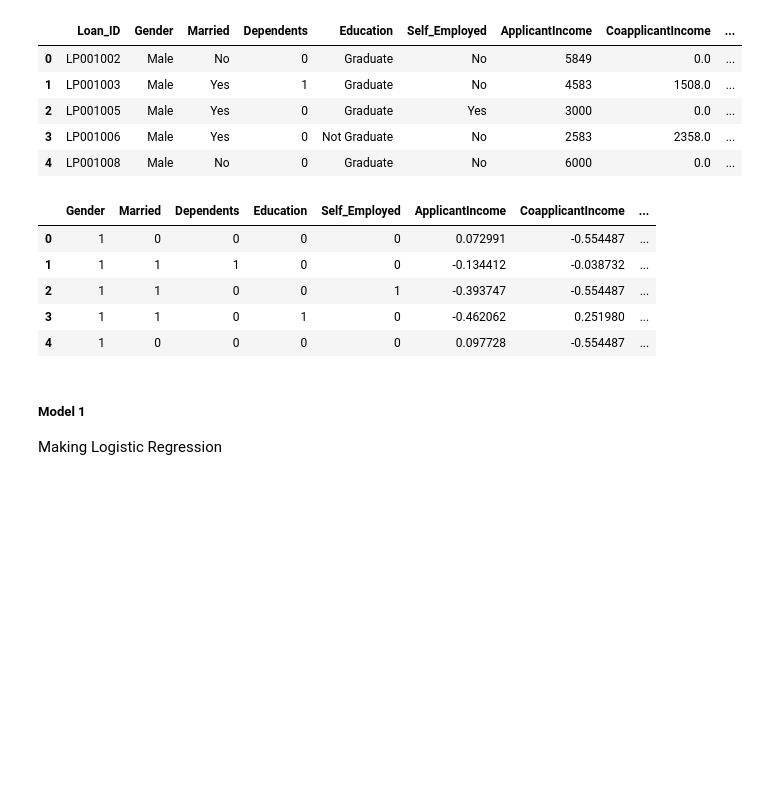
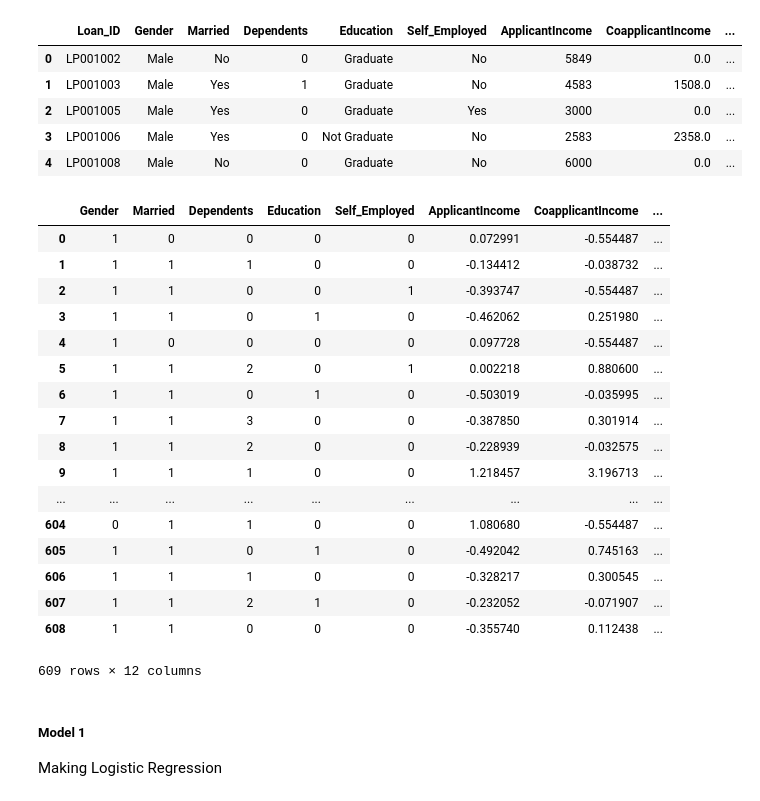
Before and after one commit to Dalakoti07/practisingAI, a Jupyter notebook: Loan Predictions/LoanPredictions End To End.ipynb, the cells around one changed output. Saved outputs shown, nothing was run; the diff lists cells and outputs as text; code cells hidden in the pictures; blank space fills up the shorter version.

```diff
--- a/Loan Predictions/LoanPredictions End To End.ipynb
+++ b/Loan Predictions/LoanPredictions End To End.ipynb
@@ -81,6 +81,7 @@ def preProcessDataTrain(train):
     train['Married']=train['Married'].fillna('Yes')
     train['Dependents']=train['Dependents'].fillna('0')
     train['Self_Employed']=train['Self_Employed'].fillna('No')
+    train['Credit_History']=train['Credit_History'].fillna('1')
 #     filling the nas with mean for numeric real values
     means=train.mean()
     train=train.fillna(train.mean())
@@ -103,12 +104,12 @@ def preProcessDataTrain(train):
 #     I dont think there is some need to one hot the columns, It would introduce the co linearity in the dataset
 
     train.drop(['Loan_ID'],axis=1,inplace=True)
-    scaler = StandardScaler()
+    scalar = StandardScaler()
     train_big_num=train[['ApplicantIncome','CoapplicantIncome','LoanAmount','Loan_Amount_Term']]
-    scaler.fit(train_big_num)
+    scalar.fit(train_big_num)
 #     print(scaler.mean_)
 
-    train_np=scaler.transform(train_big_num)
+    train_np=scalar.transform(train_big_num)
 
     scaled_features=pd.DataFrame(data=train_np,columns=['ApplicantIncome','CoapplicantIncome','LoanAmount','Loan_Amount_Term'])
 
@@ -146,14 +157,26 @@ train.head()
 | 3 | LP001006 | Male | Yes | 0 | Not Graduate | No | 2583 | 2358.0 | ... |
 | 4 | LP001008 | Male | No | 0 | Graduate | No | 6000 | 0.0 | ... |
 # %%
-train_pp.head()
+train_pp.head(-5)
 # %% [output]
 |  | Gender | Married | Dependents | Education | Self_Employed | ApplicantIncome | CoapplicantIncome | ... |
 | 0 | 1 | 0 | 0 | 0 | 0 | 0.072991 | -0.554487 | ... |
 | 1 | 1 | 1 | 1 | 0 | 0 | -0.134412 | -0.038732 | ... |
 | 2 | 1 | 1 | 0 | 0 | 1 | -0.393747 | -0.554487 | ... |
 | 3 | 1 | 1 | 0 | 1 | 0 | -0.462062 | 0.251980 | ... |
 | 4 | 1 | 0 | 0 | 0 | 0 | 0.097728 | -0.554487 | ... |
+| 5 | 1 | 1 | 2 | 0 | 1 | 0.002218 | 0.880600 | ... |
+| 6 | 1 | 1 | 0 | 1 | 0 | -0.503019 | -0.035995 | ... |
+| 7 | 1 | 1 | 3 | 0 | 0 | -0.387850 | 0.301914 | ... |
+| 8 | 1 | 1 | 2 | 0 | 0 | -0.228939 | -0.032575 | ... |
+| 9 | 1 | 1 | 1 | 0 | 0 | 1.218457 | 3.196713 | ... |
+| ... | ... | ... | ... | ... | ... | ... | ... | ... |
+| 604 | 0 | 1 | 1 | 0 | 0 | 1.080680 | -0.554487 | ... |
+| 605 | 1 | 1 | 0 | 1 | 0 | -0.492042 | 0.745163 | ... |
+| 606 | 1 | 1 | 1 | 0 | 0 | -0.328217 | 0.300545 | ... |
+| 607 | 1 | 1 | 2 | 1 | 0 | -0.232052 | -0.071907 | ... |
+| 608 | 1 | 1 | 0 | 0 | 0 | -0.355740 | 0.112438 | ... |
+609 rows × 12 columns
 # %%
 X=train_pp.drop(['Loan_Status'],axis=1)
 # %%
```
Also changed, not shown: parts of 34 cells of this notebook, 2 other files.
